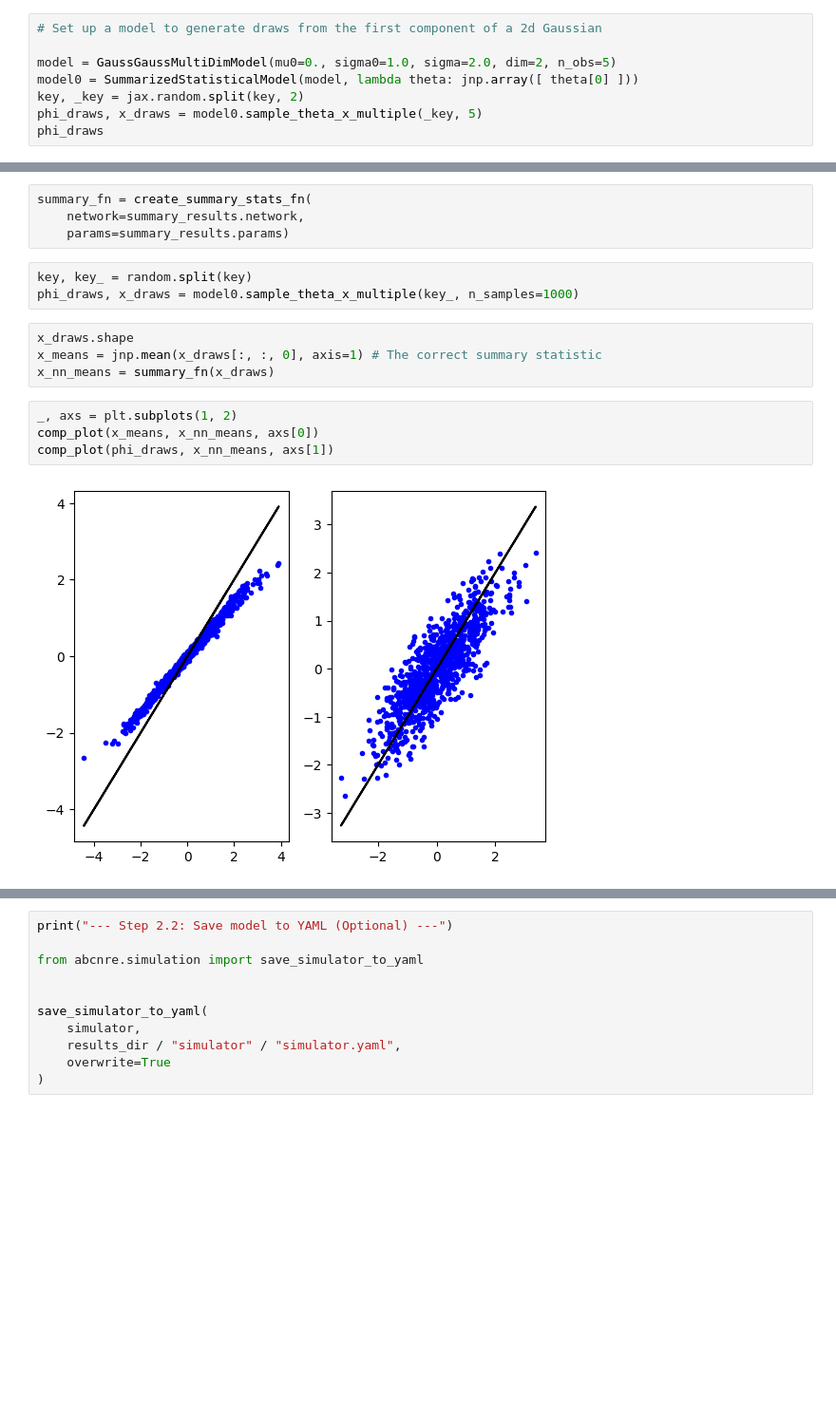
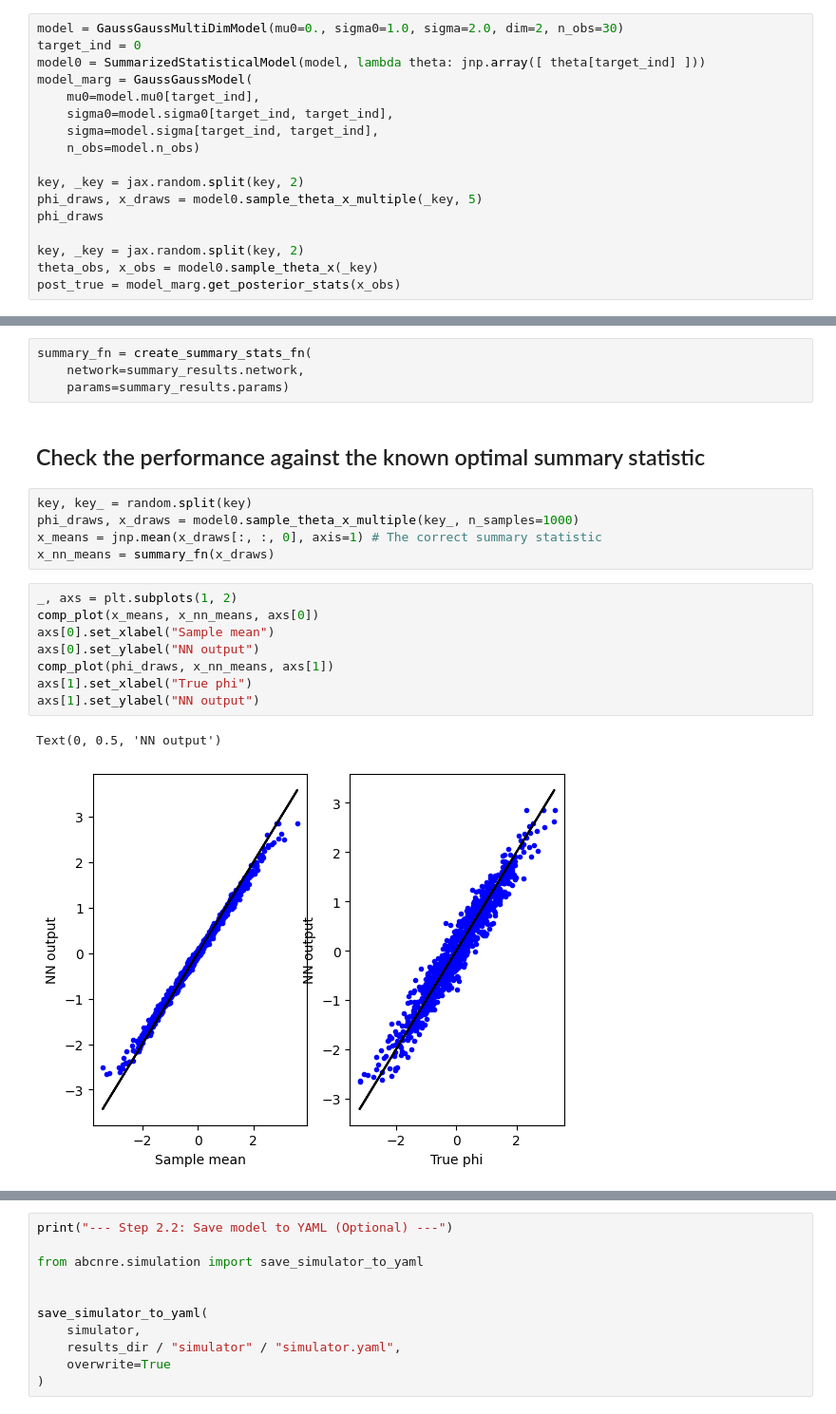
Before and after one commit to AntoineLuciano/ABC-SBI, a Jupyter notebook: abcnre/examples/gauss_1D/notebooks/gauss_gauss_sandbox.ipynb, the cells around one changed output, grey strips where cells are left out. Shown at 95% size. Drawn from its saved outputs; the diff is of its cells as text; blank space fills up the shorter version.

```diff
--- a/abcnre/examples/gauss_1D/notebooks/gauss_gauss_sandbox.ipynb
+++ b/abcnre/examples/gauss_1D/notebooks/gauss_gauss_sandbox.ipynb
@@ -34,8 +39,17 @@ def comp_plot(x, y, ax=None):
 # %%
-# Set up a model to generate draws from the first component of a 2d Gaussian
+model = GaussGaussMultiDimModel(mu0=0., sigma0=1.0, sigma=2.0, dim=2, n_obs=30)
+target_ind = 0
+model0 = SummarizedStatisticalModel(model, lambda theta: jnp.array([ theta[target_ind] ]))
+model_marg = GaussGaussModel(
+    mu0=model.mu0[target_ind],
+    sigma0=model.sigma0[target_ind, target_ind],
+    sigma=model.sigma[target_ind, target_ind],
+    n_obs=model.n_obs)
 
-model = GaussGaussMultiDimModel(mu0=0., sigma0=1.0, sigma=2.0, dim=2, n_obs=5)
-model0 = SummarizedStatisticalModel(model, lambda theta: jnp.array([ theta[0] ]))
 key, _key = jax.random.split(key, 2)
 phi_draws, x_draws = model0.sample_theta_x_multiple(_key, 5)
 phi_draws
+
+key, _key = jax.random.split(key, 2)
+theta_obs, x_obs = model0.sample_theta_x(_key)
+post_true = model_marg.get_posterior_stats(x_obs)
@@ -107,16 +99,21 @@ summary_results = train_nn(key=train_key, config=nn_config, io_generator=io_gene
 summary_fn = create_summary_stats_fn(
     network=summary_results.network,
     params=summary_results.params)
-# %%
-key, key_ = random.split(key)
-phi_draws, x_draws = model0.sample_theta_x_multiple(key_, n_samples=1000)
+# %% [markdown]
+## Check the performance against the known optimal summary statistic
 # %%
-x_draws.shape
+key, key_ = random.split(key)
+phi_draws, x_draws = model0.sample_theta_x_multiple(key_, n_samples=1000)
 x_means = jnp.mean(x_draws[:, :, 0], axis=1) # The correct summary statistic
 x_nn_means = summary_fn(x_draws)
 # %%
 _, axs = plt.subplots(1, 2)
 comp_plot(x_means, x_nn_means, axs[0])
+axs[0].set_xlabel("Sample mean")
+axs[0].set_ylabel("NN output")
 comp_plot(phi_draws, x_nn_means, axs[1])
+axs[1].set_xlabel("True phi")
+axs[1].set_ylabel("NN output")
 # %% [output]
+Text(0, 0.5, 'NN output')
-[figure, old version]
+[figure, new version]
```
Also changed, not shown: parts of 14 cells of this notebook, 2 other files.
